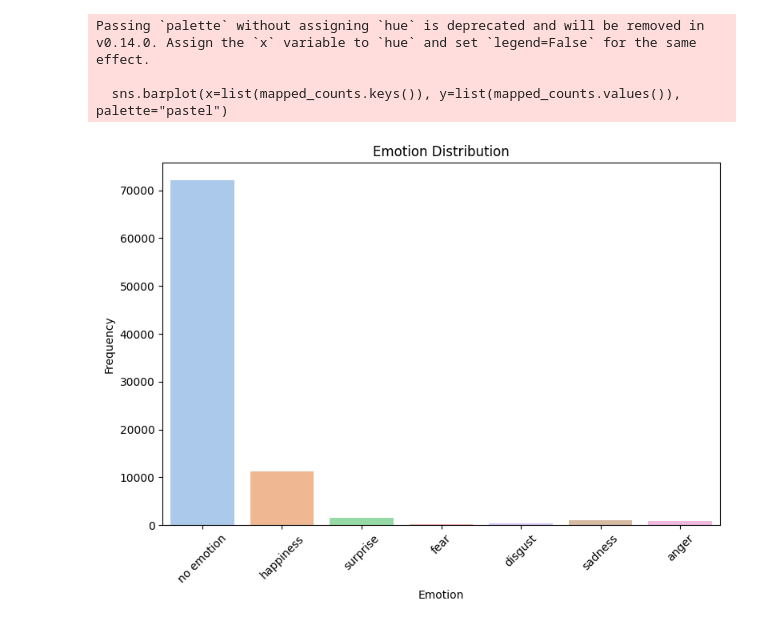
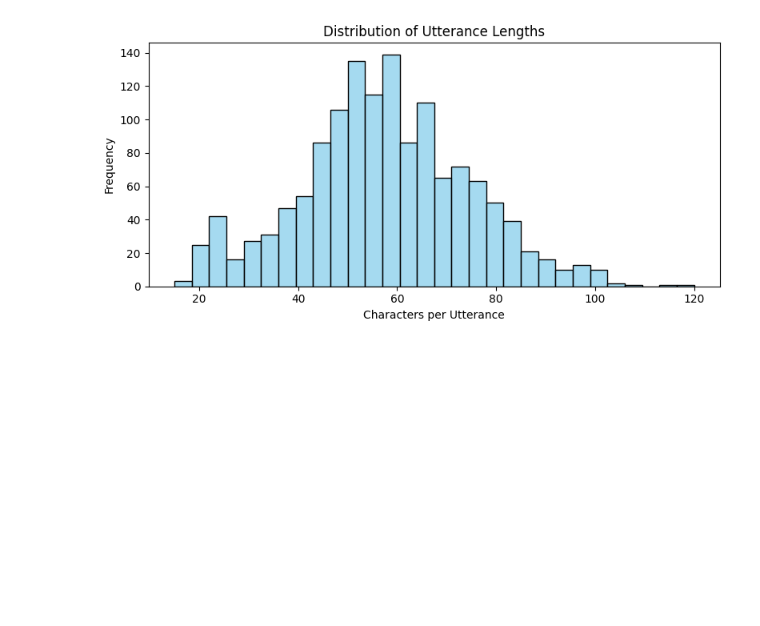
Before and after one commit to SivaganeshSelvam23/ai-customer-care, a Jupyter notebook: notebooks/eda_chat_dataset.ipynb, the cells around one changed output. Cells and saved outputs as stored; diff of their text form; code cells hidden in the pictures; blank space fills up the shorter version.

```diff
--- a/notebooks/eda_chat_dataset.ipynb
+++ b/notebooks/eda_chat_dataset.ipynb
@@ -52,3 +77,12 @@ flat_emotions = [label for sublist in emotion_lists for label in sublist]
 # %%
-# Count how many of each label
-emotion_counts = Counter(flat_emotions)
+# 4. 📈 Utterance Length Distribution
+df["length"] = df["utterance"].str.len()
+plt.figure(figsize=(8, 4))
+sns.histplot(df["length"], bins=30, color="skyblue")
+plt.title("Distribution of Utterance Lengths")
+plt.xlabel("Characters per Utterance")
+plt.ylabel("Frequency")
+plt.tight_layout()
+plt.show()
+# %% [output]
+[figure, added]
@@ -69,15 +88,0 @@ mapped_counts = {emotion_labels[k]: v for k, v in emotion_counts.items()}
-# %%
-# Plot the bar chart
-plt.figure(figsize=(8, 6))
-sns.barplot(x=list(mapped_counts.keys()), y=list(mapped_counts.values()), palette="pastel")
-plt.title("Emotion Distribution")
-plt.xlabel("Emotion")
-plt.ylabel("Frequency")
-plt.xticks(rotation=45)
-plt.tight_layout()
-plt.show()
-# %% [output]
-Passing `palette` without assigning `hue` is deprecated and will be removed in v0.14.0. Assign the `x` variable to `hue` and set `legend=False` for the same effect.
-
-  sns.barplot(x=list(mapped_counts.keys()), y=list(mapped_counts.values()), palette="pastel")
-[figure, removed]
```
Also changed, not shown: parts of 9 cells of this notebook, 7 other files.
